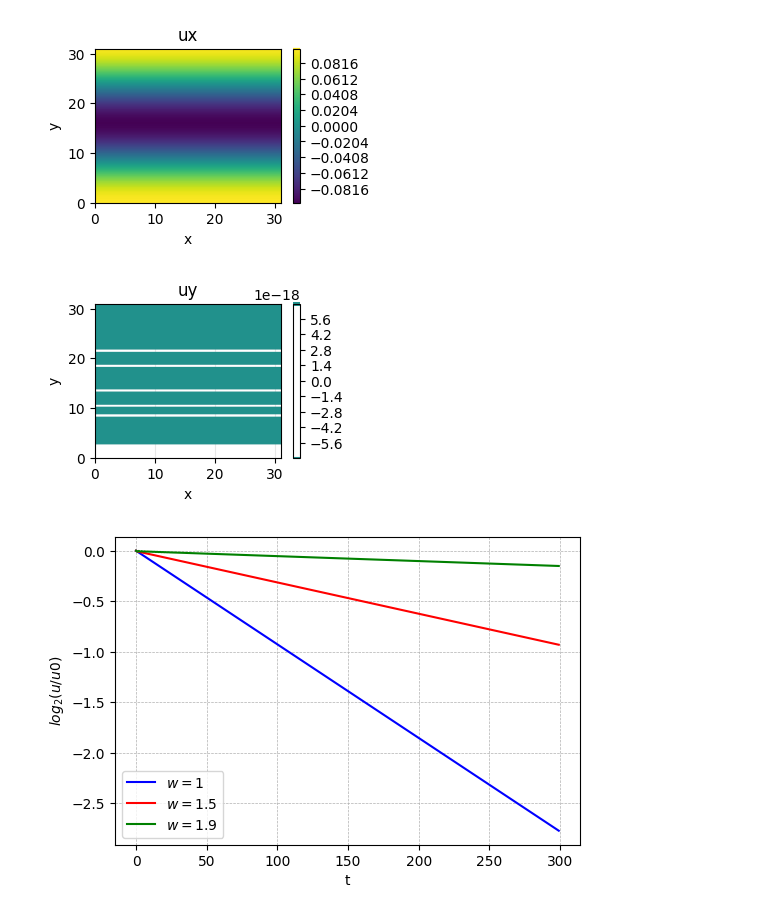
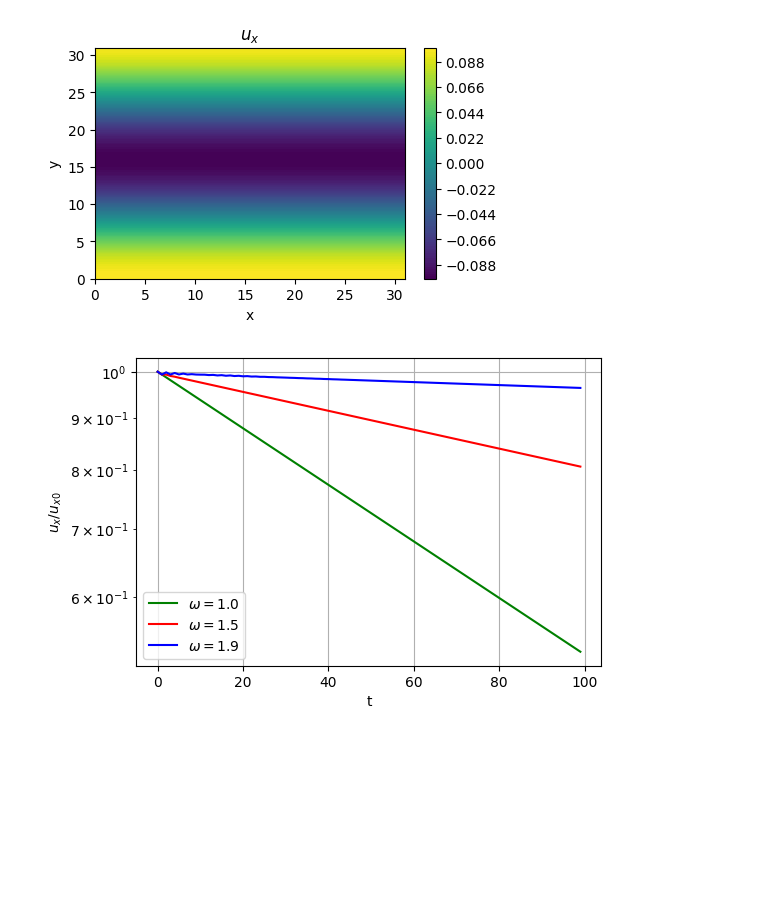
Before and after one commit to Harmon9802/QuantumLBM, a Jupyter notebook: classical_kolmogorov/kolmogorov_exact_x.ipynb, the cells around one changed output. Cells and saved outputs as stored; diff of their text form; code cells hidden in the pictures; blank space fills up the shorter version.

```diff
--- a/classical_kolmogorov/kolmogorov_exact_x.ipynb
+++ b/classical_kolmogorov/kolmogorov_exact_x.ipynb
@@ -37,10 +37,8 @@ A_x = 0.3
 k_x = 1
 fi = np.zeros((Nx, Ny, Nq))
 
-for x in range(Nx):
-    for y in range(Ny):
-        for i, wi in zip(ei, weights):
-            fi[x, y, i] = wi * (1 + A_x * np.cos(2 * np.pi * k_x * y / Ny) * ci[0][i])
+for i, wi in zip(ei, weights):
+    fi[X, Y, i] = wi * (1 + A_x * np.cos(2 * np.pi * k_x * Y / Ny) * ci[0][i])
 
 fi1, fi2, fi3 = fi, fi, fi
 # %%
@@ -98,27 +96,16 @@ def get_macro_quantities(fi):
 
     return rho, ux, uy
 # %%
-_, ux, uy = get_macro_quantities(fi)
+_, ux0, uy0 = get_macro_quantities(fi)
+u0 = np.sqrt(ux0**2 + uy0**2)
 
-plt.figure(figsize=(3, 2))
-contour = plt.contour(X, Y, ux, levels=500, cmap='viridis', vmin=-0.1, vmax=0.1)
+plt.figure(figsize=(5, 3))
+contour = plt.contourf(X, Y, ux0, levels=100, cmap='viridis', vmin=-0.1, vmax=0.1)
 plt.colorbar(contour)
-plt.title("ux")
+plt.title("$u_x$")
 plt.xlabel("x")
 plt.ylabel("y")
-plt.grid(alpha=0.3)
 plt.show()
 # %% [output]
-[figure, old version]
+[figure, new version]
-# %%
-plt.figure(figsize=(3, 2))
-contour = plt.contour(X, Y, uy, levels=400, cmap='viridis', vmin=-0.1, vmax=0.1)
-plt.colorbar(contour)
-plt.title("uy")
-plt.xlabel("x")
-plt.ylabel("y")
-plt.grid(alpha=0.3)
-plt.show()
-# %% [output]
-[figure, removed]
 # %%
@@ -162 +149,15 @@ for it in range(Nt):
+# %%
+plt.figure(figsize=(6, 4))
+plt.plot(t, u1s, label="$\\omega = 1.0$", color="green")
+plt.plot(t, u2s, label="$\\omega = 1.5$", color="red")
+plt.plot(t, u3s, label="$\\omega = 1.9$", color="blue")
+plt.xlabel("t")
+plt.yscale("log")
+plt.ylabel("$u_x/u_{x0}$")
+plt.grid(True)
+plt.legend()
+plt.savefig("ux_evolution_LBM.pdf", format='pdf')  # Vector export
+plt.show()
+# %% [output]
+[figure, added]
 # %%
@@ -165,12 +165,0 @@ for it in range(Nt):
-# %%
-plt.figure(figsize=(6, 4))
-plt.plot(t, u1, label="$w = 1$", color="blue")
-plt.plot(t, u2, label="$w = 1.5$", color="red")
-plt.plot(t, u3, label="$w = 1.9$", color="green")
-plt.xlabel("t")
-plt.ylabel("$log_2(u/u0)$")
-plt.grid(True, which="both", linestyle="--", linewidth=0.5)
-plt.legend()
-plt.show()
-# %% [output]
-[figure, removed]
```
Also changed, not shown: parts of 4 cells of this notebook, 15 other files.
